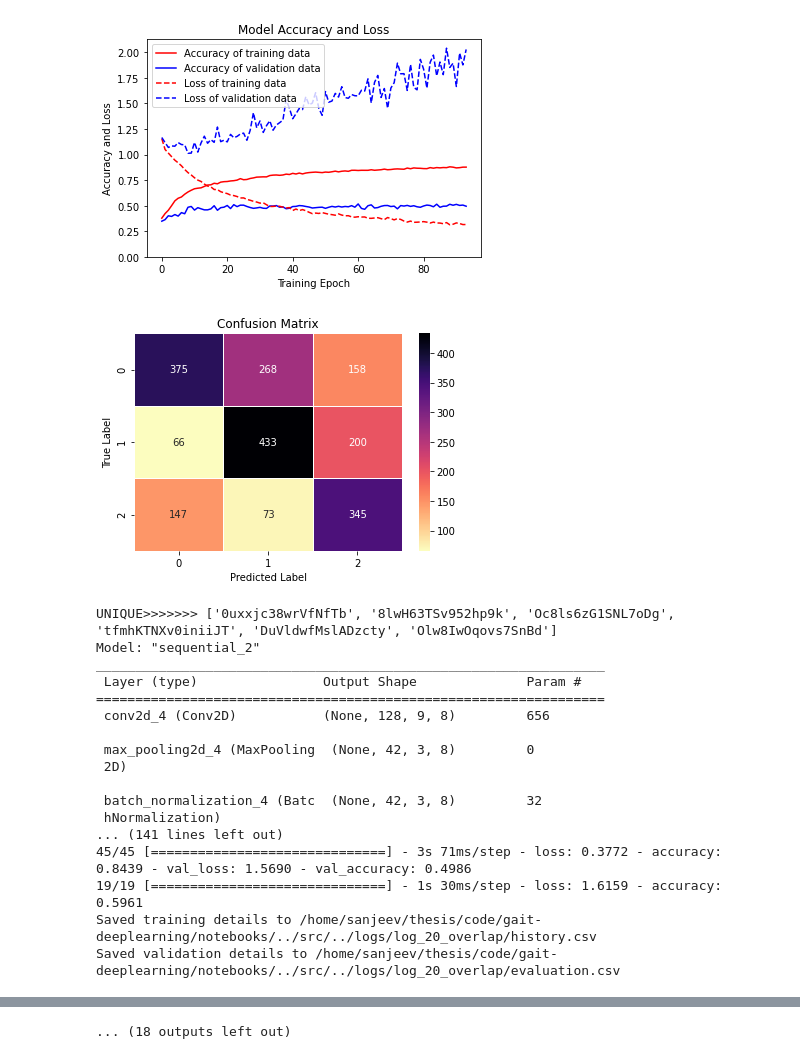
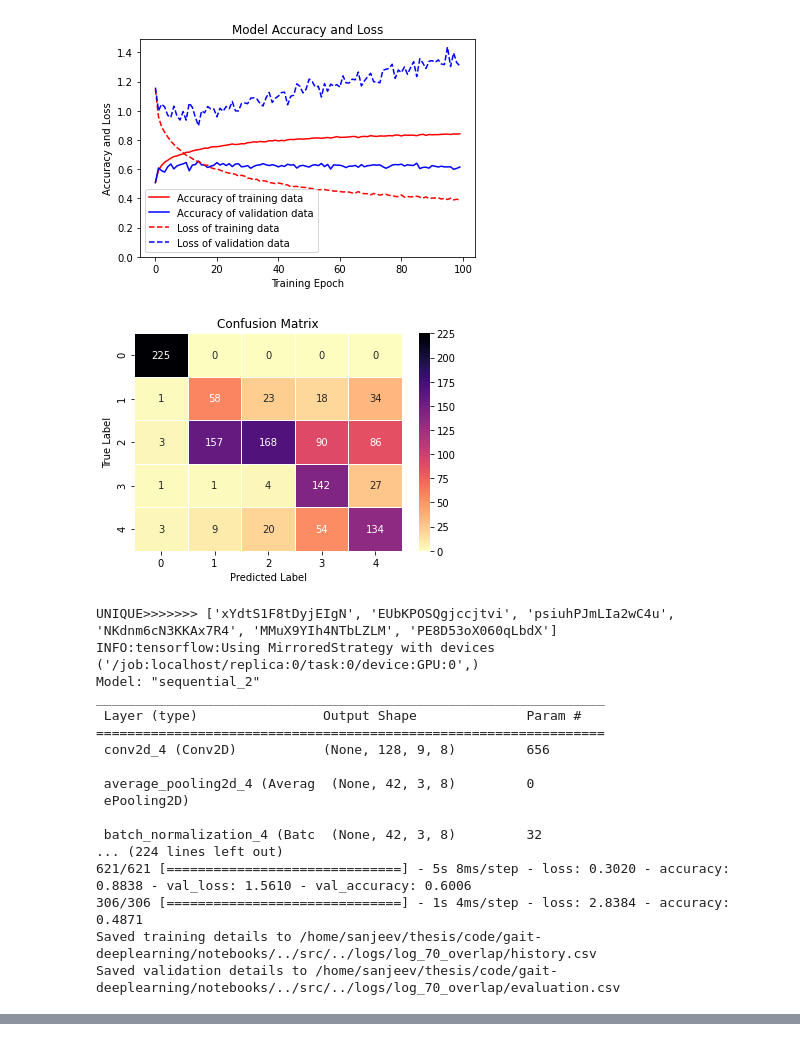
Before and after one commit to sanjevShakya/gait-deeplearning, a Jupyter notebook: notebooks/train_evaluate_all copy.ipynb, the cells around one changed output, grey strips where cells are left out. Saved outputs shown, nothing was run; the diff lists cells and outputs as text; code cells hidden in the pictures.

```diff
--- a/notebooks/train_evaluate_all copy.ipynb
+++ b/notebooks/train_evaluate_all copy.ipynb
@@ -12,11 +13,12 @@ from gait.utils import get_data_by_overlap_percent, split_test_train_by_subjects
 from gait.training import train_model
 from gait.evalution import save_history, save_test_history, save_accuracy_loss_figure, save_confusion_matrix_figure, compute_validations_predictions
 # %%
-overlapPercents = [0, 10, 20, 30, 40, 50, 60, 70, 80, 90]
-
+# overlapPercents = [0, 10, 20, 30, 40, 50, 60, 70, 80, 90]
+overlapPercents = [50, 60, 70, 90]
 for OVERLAP_PERCENT in overlapPercents:
-    X, y, subjects = get_data_by_overlap_percent(OVERLAP_PERCENT)
-    exclude_subjects = ['d0g4P7NNnPGEJ6om'];
+    _X, _y, _subjects = get_data_by_overlap_percent(OVERLAP_PERCENT)
+    X, y, subjects = remove_invalid_data(_X, _y, _subjects)
+    exclude_subjects = ['ddAeJA42PXvwthbW'];
     indexes = np.where(subjects == exclude_subjects)
 
     X = np.delete(X, indexes[0], axis=0)
@@ -25,11 +27,14 @@ for OVERLAP_PERCENT in overlapPercents:
 
     X_train, X_test, y_train, y_test, y_train_non_encoded, y_test_non_encoded = split_test_train_by_subjects(
         X, y, subjects, train_percent=0.9)
-    model, history, evaluation_history = train_model(X_train, y_train, X_test, y_test, overlap_percent=OVERLAP_PERCENT, epochs=100, variant="dsconvcnn")
-    save_history(history, OVERLAP_PERCENT)
-    save_test_history(evaluation_history, OVERLAP_PERCENT)
-    save_accuracy_loss_figure(history, OVERLAP_PERCENT)
-    validations, predictions = compute_validations_predictions(
-        model, X_test, y_test)
-    save_confusion_matrix_figure(validations, predictions, OVERLAP_PERCENT, sns)
+    gpus = tf.config.list_logical_devices('GPU')
+    strategy = tf.distribute.MirroredStrategy(gpus)
+    with strategy.scope():
+        model, history, evaluation_history = train_model(X_train, y_train, X_test, y_test, overlap_percent=OVERLAP_PERCENT, batch_size=32, epochs=100, variant="cnn")
+        save_history(history, OVERLAP_PERCENT)
+        save_test_history(evaluation_history, OVERLAP_PERCENT)
+        save_accuracy_loss_figure(history, OVERLAP_PERCENT)
+        validations, predictions = compute_validations_predictions(
+            model, X_test, y_test)
+        save_confusion_matrix_figure(validations, predictions, OVERLAP_PERCENT, sns)
 # %% [output]
@@ -72,19 +77,19 @@ Saved validation details to /home/sanjeev/thesis/code/gait-deeplearning/notebook
-[figure, old version]
+[figure, new version]
-[figure, old version]
+[figure, new version]
-UNIQUE>>>>>>> ['0uxxjc38wrVfNfTb', '8lwH63TSv952hp9k', 'Oc8ls6zG1SNL7oDg', 'tfmhKTNXv0iniiJT', 'DuVldwfMslADzcty', 'Olw8IwOqovs7SnBd']
+UNIQUE>>>>>>> ['xYdtS1F8tDyjEIgN', 'EUbKPOSQgjccjtvi', 'psiuhPJmLIa2wC4u', 'NKdnm6cN3KKAx7R4', 'MMuX9YIh4NTbLZLM', 'PE8D53oX060qLbdX']
+INFO:tensorflow:Using MirroredStrategy with devices ('/job:localhost/replica:0/task:0/device:GPU:0',)
 Model: "sequential_2"
 _________________________________________________________________
  Layer (type)                Output Shape              Param #
 =================================================================
  conv2d_4 (Conv2D)           (None, 128, 9, 8)         656
 
- max_pooling2d_4 (MaxPooling  (None, 42, 3, 8)         0
- 2D)
+ average_pooling2d_4 (Averag  (None, 42, 3, 8)         0
+ ePooling2D)
 
  batch_normalization_4 (Batc  (None, 42, 3, 8)         32
- hNormalization)
-... (141 lines left out)
-45/45 [==============================] - 3s 71ms/step - loss: 0.3772 - accuracy: 0.8439 - val_loss: 1.5690 - val_accuracy: 0.4986
-19/19 [==============================] - 1s 30ms/step - loss: 1.6159 - accuracy: 0.5961
-Saved training details to /home/sanjeev/thesis/code/gait-deeplearning/notebooks/../src/../logs/log_20_overlap/history.csv
-Saved validation details to /home/sanjeev/thesis/code/gait-deeplearning/notebooks/../src/../logs/log_20_overlap/evaluation.csv
+... (224 lines left out)
+621/621 [==============================] - 5s 8ms/step - loss: 0.3020 - accuracy: 0.8838 - val_loss: 1.5610 - val_accuracy: 0.6006
+306/306 [==============================] - 1s 4ms/step - loss: 2.8384 - accuracy: 0.4871
+Saved training details to /home/sanjeev/thesis/code/gait-deeplearning/notebooks/../src/../logs/log_70_overlap/history.csv
+Saved validation details to /home/sanjeev/thesis/code/gait-deeplearning/notebooks/../src/../logs/log_70_overlap/evaluation.csv
@@ -112 +116,0 @@ Saved validation details to /home/sanjeev/thesis/code/gait-deeplearning/notebook
-... (18 outputs left out)
```
Also changed, not shown: parts of 3 cells of this notebook, 5 other files.
